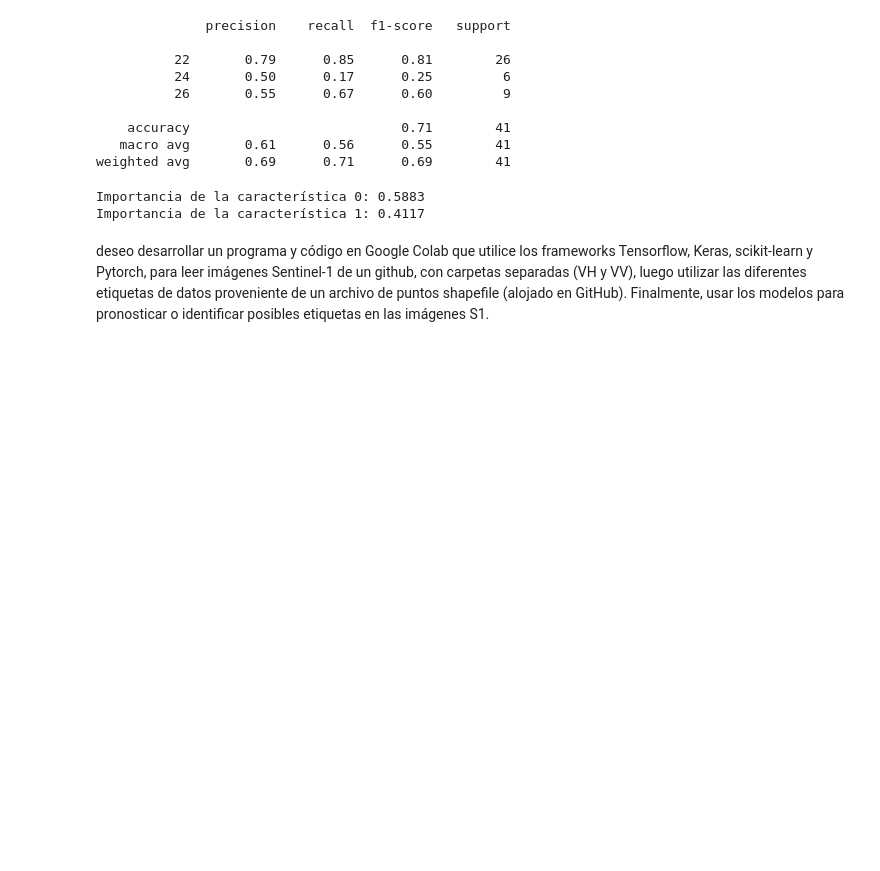
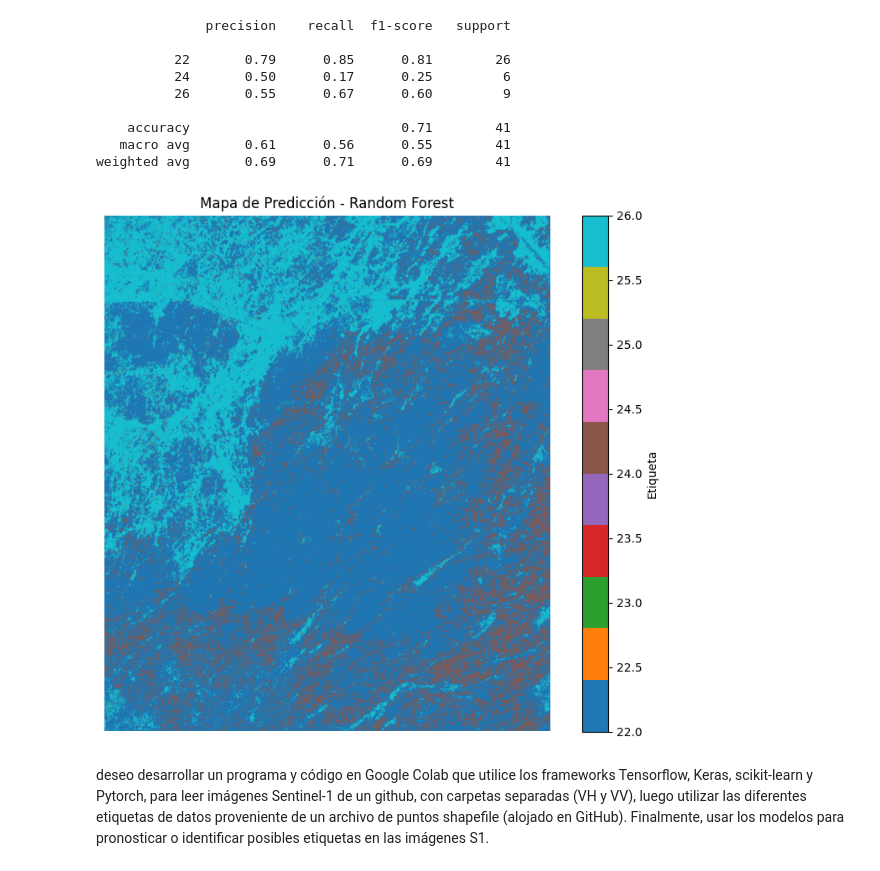
Before and after one commit to CarlosMendez1997Sei/WETSAT_v2, a Jupyter notebook: 2_Modelling_WETSAT_Google_Colab/Wetsat_Geoprocessing.ipynb, the cells around one changed output. Saved outputs shown, nothing was run; the diff lists cells and outputs as text; code cells hidden in the pictures; blank space fills up the shorter version.

```diff
--- a/2_Modelling_WETSAT_Google_Colab/Wetsat_Geoprocessing.ipynb
+++ b/2_Modelling_WETSAT_Google_Colab/Wetsat_Geoprocessing.ipynb
@@ -129,9 +129,9 @@ print(f"System recognized {vv_images.shape[0]} images VV polarization with size
 assert vh_images.shape == vv_images.shape, "The dimensions and size of VH-VV polarizations are equal"
 
 # Combine the VH-VV polarization with the same size and dimensions
-X = np.stack([vh_images, vv_images], axis=-1)  # (n_images)
+master_data = np.stack([vh_images, vv_images], axis=-1)  # (n_images)
 
-print(f"System combine the VH-VV polarization wit the size {X.shape}")
+print(f"System combine the VH-VV polarization wit the size {master_data.shape}")
 # %% [output]
 System recognized 29 images VH polarization with size (1121, 967) each one.
 System recognized 29 images VV polarization with size (1121, 967) each one.
@@ -201,13 +201,21 @@ shapes = [(geom, label) for geom, label in zip(gdf.geometry, gdf["gridcode"])]
 # Rasterize the labels
 raster_labels = rasterize(
     shapes,
-    out_shape=(X.shape[1], X.shape[2]),  # dimensions
-    transform=transform,
+    out_shape=(master_data.shape[1], master_data.shape[2]),  # dimensions
+    transform=src.transform,
     fill=0,
     dtype="int32"
 )
 
+# Print the rasterization
 print("Rasterization process complete with the size:", raster_labels.shape)
+
+print("Bounds image:", src.bounds)
+print("Bounds shapefile:", gdf.total_bounds)
+
+raster_bounds = box(*src.bounds)
+gdf_filtered = gdf[gdf.geometry.within(raster_bounds)]
+print(f"Points inside raster: {len(gdf_filtered)} of {len(gdf)}")
 # %% [output]
 The Coordinate Reference System (CRS) is : EPSG:32617
 Rasterization process complete with the size: (1121, 967)
@@ -225,12 +229,15 @@ Points inside raster: 7 of 7
 # %%
+# Create x and y train data
 X_train = []
 y_train = []
 
-for i in range(X.shape[0]):
-    img = X[i]  # (alto, ancho, 2)
+# Call the
+for i in range(master_data.shape[0]):
+    img = master_data[i]  # (alto, ancho, 2)
     img_flat = img.reshape(-1, 2)
     labels_flat = raster_labels.flatten()
     mask = labels_flat > 0
+
 
     X_train.append(img_flat[mask])
     y_train.append(labels_flat[mask])
@@ -278,12 +285,27 @@ print(classification_report(y_te, y_pred))
     accuracy                           0.71        41
    macro avg       0.61      0.56      0.55        41
 weighted avg       0.69      0.71      0.69        41
-# %%
-importances = rf.feature_importances_
-for i, imp in enumerate(importances):
-    print(f"Importancia de la característica {i}: {imp:.4f}")
-# %% [output]
-Importancia de la característica 0: 0.5883
-Importancia de la característica 1: 0.4117
+# %%
+# Selecciona una imagen Sentinel-1 (VH y VV combinadas)
+img = master_data[0]  # (alto, ancho, 2)
+alto, ancho = img.shape[:2]
+
+# Reorganiza los datos para predecir por píxel
+img_flat = img.reshape(-1, 2)
+
+# Predice etiquetas para cada píxel
+predicted_labels = rf.predict(img_flat)
+
+# Reconstruye el raster de etiquetas
+predicted_raster = predicted_labels.reshape(alto, ancho)
+# %%
+plt.figure(figsize=(10, 8))
+plt.imshow(predicted_raster, cmap='tab10')
+plt.title("Mapa de Predicción - Random Forest")
+plt.axis('off')
+plt.colorbar(label='Etiqueta')
+plt.show()
+# %% [output]
+[figure, added]
 # %% [markdown]
 deseo desarrollar un programa y código en Google Colab que utilice los frameworks Tensorflow, Keras, scikit-learn y Pytorch, para leer imágenes Sentinel-1 de un github, con carpetas separadas (VH y VV), luego utilizar las diferentes etiquetas de datos proveniente de un archivo de puntos shapefile (alojado en GitHub). Finalmente, usar los modelos para pronosticar o identificar posibles etiquetas en las imágenes S1.
```
Also changed, not shown: parts of 4 cells of this notebook.
